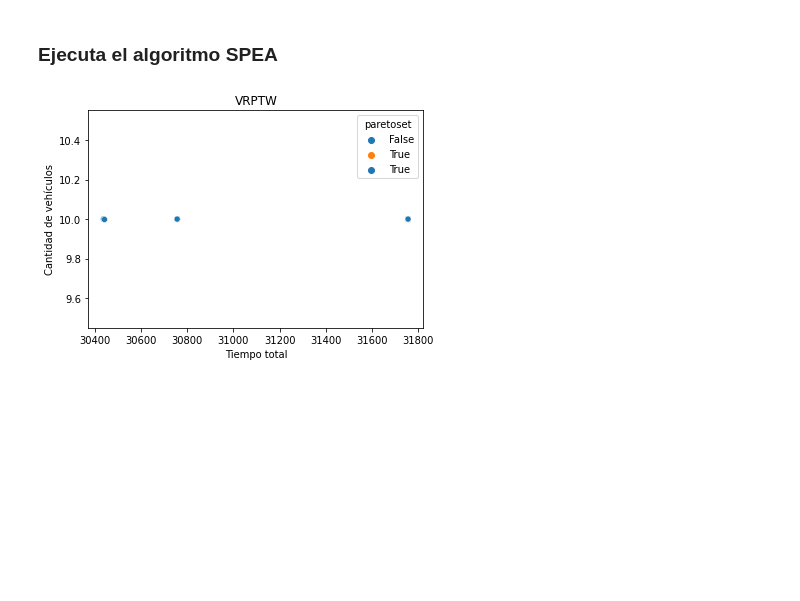
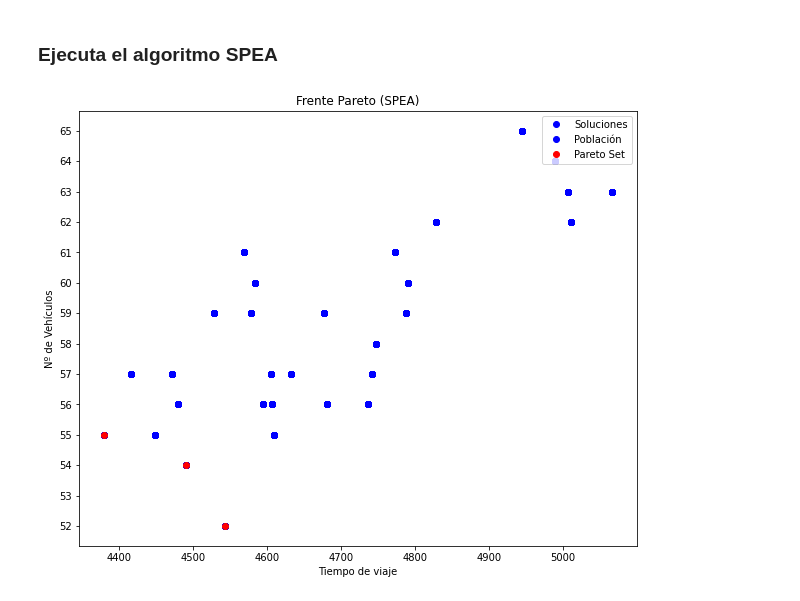
Before and after one commit to mfidabel/tp3-VRPTW-IA, a Jupyter notebook: Pareto.ipynb, the cells around one changed output. Cells and saved outputs as stored; diff of their text form; code cells hidden in the pictures; blank space fills up the shorter version.

Commit message:
Adapta SPEA para usar las clases de M3AS

```diff
--- a/Pareto.ipynb
+++ b/Pareto.ipynb
@@ -430,20 +486,37 @@ def spea(poblacion, pareto, instancia):
+# %%
+def graficar_spea(pareto_set, poblacion, pareto_generacion):
+    fig, ax = plt.subplots(figsize=(10, 8))
+
+    ax.plot([s.tiempo_total for s in pareto_generacion],
+            [s.num_vehiculos for s in pareto_generacion],
+            'bo',
+            label="Soluciones")
+
+    ax.plot([s.tiempo_total for s in poblacion],
+            [s.num_vehiculos for s in poblacion],
+            'bo',
+            label="Población")
+
+    ax.plot([s.tiempo_total for s in pareto_set],
+            [s.num_vehiculos for s in pareto_set],
+            'ro',
+            label="Pareto Set")
+
+    ax.set(xlabel="Tiempo de viaje",
+           ylabel="Nº de Vehículos",
+           title="Frente Pareto (SPEA)")
+    ax.yaxis.set_major_locator(ticker.MultipleLocator())
+    ax.legend(loc='upper right')
+
+    os.makedirs("figs", exist_ok=True)
+    plt.savefig("figs/ParetoSetSPEA.jpg")
 # %% [markdown]
 ### Ejecuta el algoritmo SPEA
 # %%
-instancia = procesar_instancia("datos/original/vrptw_c101.txt")
-individuo_tamanho = 100
-poblacion_tamanho = 100
-c_pbb = 0.8
-m_pbb = 0.3
-generaciones = 100
+instancia = procesar_instancia("datos/original/vrptw_rc101.txt")
 
-pob = []
-par = []
-for x in range(poblacion_tamanho):
-    pob.append(inicializarIndividuo(instancia['num'], instancia['num']-1))
+par, pob, gen = spea(instancia, m=30, c_pbb=0.8, m_pbb=0.3, generaciones=30)
 
-pob, par = spea(pob, par, instancia)
-graficar(pob)
-graficar(par)
+graficar_spea(par, pob, gen)
 # %% [output]
-[figure, old version]
+[figure, new version]
```
Also changed, not shown: parts of 14 cells of this notebook, 2 other files.
